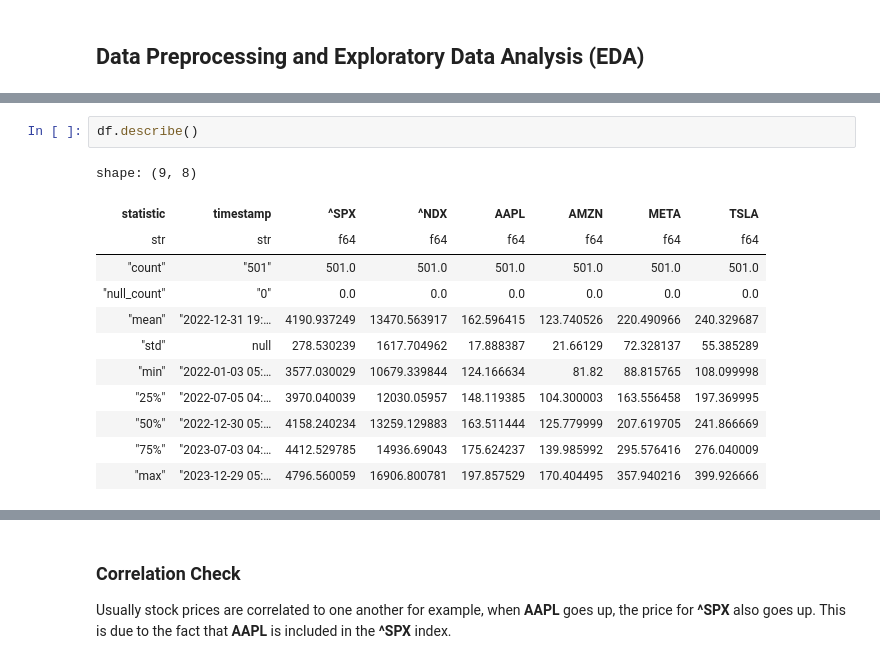
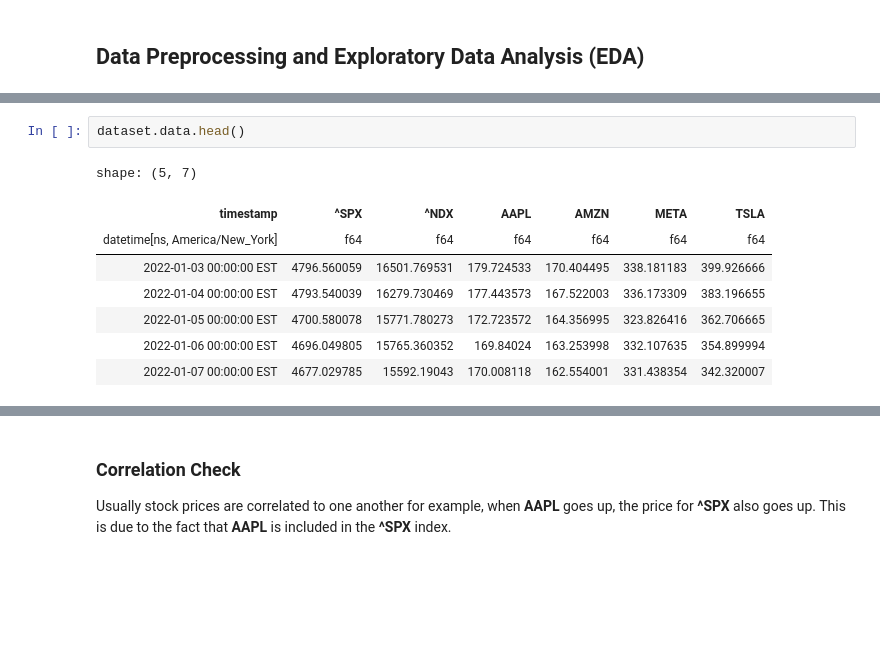
Before and after one commit to marcustut/qml, a Jupyter notebook: notebooks/stock_gan.ipynb, the cells around one changed output, grey strips where cells are left out. Drawn from its saved outputs; the diff is of its cells as text; blank space fills up the shorter version.

```diff
--- a/notebooks/stock_gan.ipynb
+++ b/notebooks/stock_gan.ipynb
@@ -104,15 +89,11 @@ shape: (5, 7)
-# %%
-df.describe()
-# %% [output]
-shape: (9, 8)
-| statistic | timestamp | ^SPX | ^NDX | AAPL | AMZN | META | TSLA |
-| str | str | f64 | f64 | f64 | f64 | f64 | f64 |
-| "count" | "501" | 501.0 | 501.0 | 501.0 | 501.0 | 501.0 | 501.0 |
-| "null_count" | "0" | 0.0 | 0.0 | 0.0 | 0.0 | 0.0 | 0.0 |
-| "mean" | "2022-12-31 19:… | 4190.937249 | 13470.563917 | 162.596415 | 123.740526 | 220.490966 | 240.329687 |
-| "std" | null | 278.530239 | 1617.704962 | 17.888387 | 21.66129 | 72.328137 | 55.385289 |
-| "min" | "2022-01-03 05:… | 3577.030029 | 10679.339844 | 124.166634 | 81.82 | 88.815765 | 108.099998 |
-| "25%" | "2022-07-05 04:… | 3970.040039 | 12030.05957 | 148.119385 | 104.300003 | 163.556458 | 197.369995 |
-| "50%" | "2022-12-30 05:… | 4158.240234 | 13259.129883 | 163.511444 | 125.779999 | 207.619705 | 241.866669 |
-| "75%" | "2023-07-03 04:… | 4412.529785 | 14936.69043 | 175.624237 | 139.985992 | 295.576416 | 276.040009 |
-| "max" | "2023-12-29 05:… | 4796.560059 | 16906.800781 | 197.857529 | 170.404495 | 357.940216 | 399.926666 |
+# %%
+dataset.data.head()
+# %% [output]
+shape: (5, 7)
+| timestamp | ^SPX | ^NDX | AAPL | AMZN | META | TSLA |
+| datetime[ns, America/New_York] | f64 | f64 | f64 | f64 | f64 | f64 |
+| 2022-01-03 00:00:00 EST | 4796.560059 | 16501.769531 | 179.724533 | 170.404495 | 338.181183 | 399.926666 |
+| 2022-01-04 00:00:00 EST | 4793.540039 | 16279.730469 | 177.443573 | 167.522003 | 336.173309 | 383.196655 |
+| 2022-01-05 00:00:00 EST | 4700.580078 | 15771.780273 | 172.723572 | 164.356995 | 323.826416 | 362.706665 |
+| 2022-01-06 00:00:00 EST | 4696.049805 | 15765.360352 | 169.84024 | 163.253998 | 332.107635 | 354.899994 |
+| 2022-01-07 00:00:00 EST | 4677.029785 | 15592.19043 | 170.008118 | 162.554001 | 331.438354 | 342.320007 |
```
Also changed, not shown: parts of 18 cells of this notebook, 5 other files.
